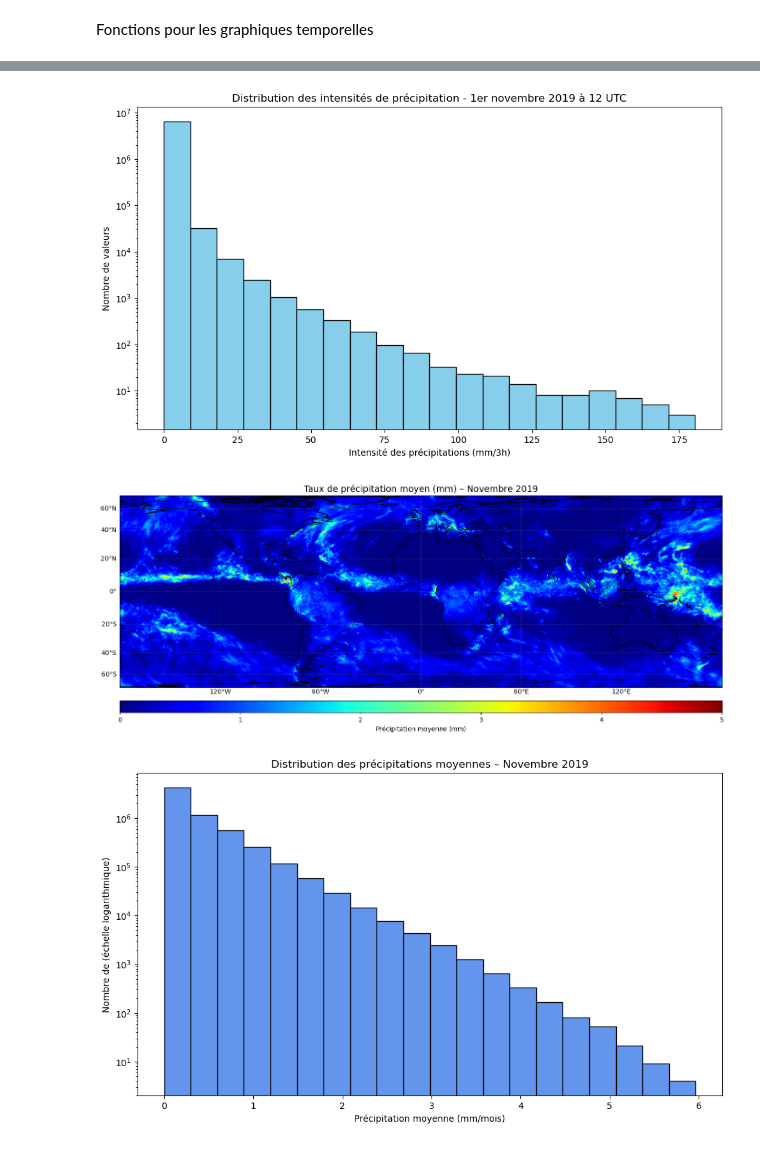
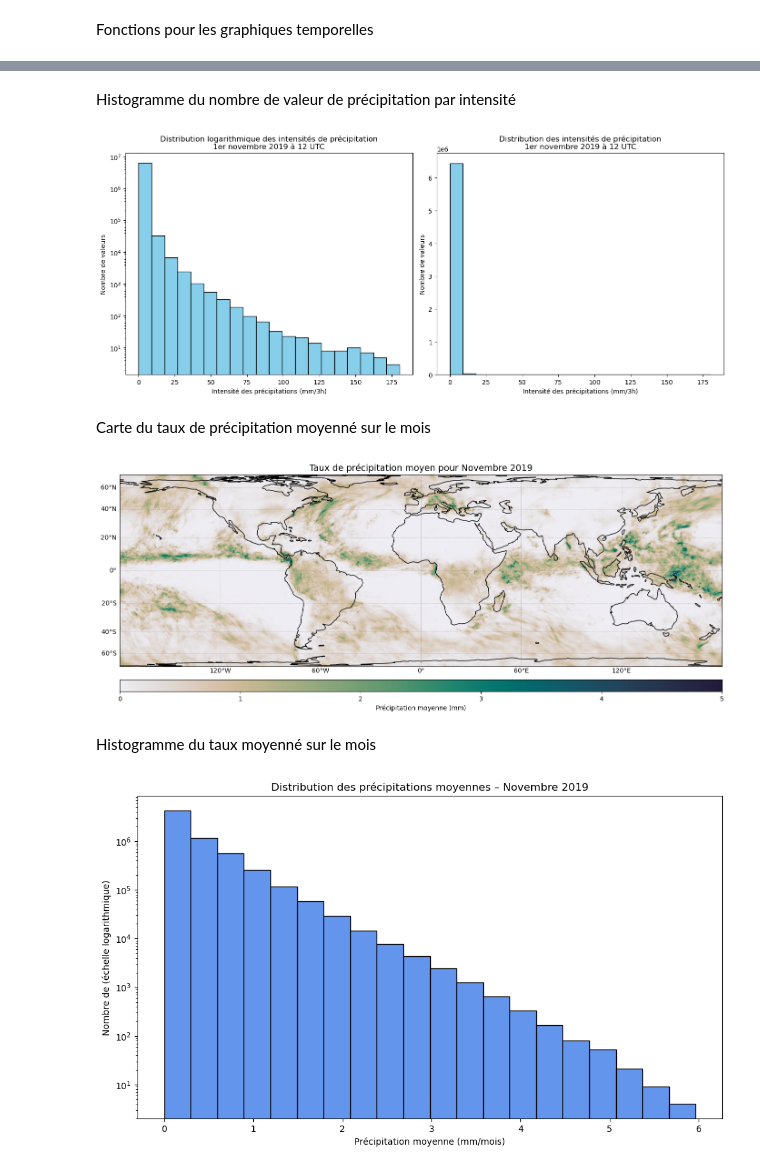
Before and after one commit to Krable71/Projet1.ipynb, a Jupyter notebook: Projet1.ipynb, the cells around one changed output, grey strips where cells are left out. Drawn from its saved outputs; the diff is of its cells as text; code cells hidden in the pictures.

```diff
--- a/Projet1.ipynb
+++ b/Projet1.ipynb
@@ -367,23 +376,35 @@ NameError: name 'precip_Novembre' is not defined
+# %% [markdown]
+Histogramme du nombre de valeur de précipitation par intensité
 # %%
 # définir les limites
 max_precip_1erNov = precip_1erNov.values.flatten().max()
 bins = np.linspace(0, max_precip_1erNov, 21)
 
-# === 3. Tracer l'histogramme ===
-plt.figure(figsize=(10, 6))
-plt.hist(precip_1erNov.values.flatten(), bins=bins, edgecolor='black', log=True, color='skyblue')
+# création des sous-graphiques
+fig, axs = plt.subplots(1, 2, figsize=(14, 6))
 
-# === 4. Ajouter les labels et titre ===
-plt.xlabel("Intensité des précipitations (mm/3h)")
-plt.ylabel("Nombre de valeurs")
-plt.title("Distribution des intensités de précipitation - 1er novembre 2019 à 12 UTC")
+# histogramme logarithmique
+axs[0].hist(precip_1erNov.values.flatten(), bins=bins, edgecolor='black',
+            log=True, color='skyblue')
+axs[0].set_xlabel("Intensité des précipitations (mm/3h)")
+axs[0].set_ylabel("Nombre de valeurs")
+axs[0].set_title("Distribution logarithmique des intensités de précipitation\n1er novembre 2019 à 12 UTC")
 
+# histogramme normal
+axs[1].hist(precip_1erNov.values.flatten(), bins=bins, edgecolor='black',
+            log=False, color='skyblue')
+axs[1].set_xlabel("Intensité des précipitations (mm/3h)")
+axs[1].set_ylabel("Nombre de valeurs")
+axs[1].set_title("Distribution des intensités de précipitation\n1er novembre 2019 à 12 UTC")
 
 plt.tight_layout()
-plt.savefig("C:/Users/samue/Desktop/université/3e année/5e session (automne 2025)/Laboratoire 3/Expérience 1/Figure5.png", dpi=300, bbox_inches="tight")
+plt.savefig("C:/Users/samue/Desktop/université/3e année/5e session (automne 2025)/Laboratoire 3/Expérience 1/Figure5.png",
+            dpi=300, bbox_inches="tight")
 plt.show()
 # %% [output]
-[figure, old version]
+[figure, new version]
+# %% [markdown]
+Carte du taux de précipitation moyenné sur le mois
 # %%
 precip_moyenne_Novembre = precip_Novembre.mean(dim='time')
 precip_moyenne_intervelle = precip_moyenne_Novembre.where(
@@ -397,8 +418,10 @@ ax = plt.axes(projection=ccrs.LambertCylindrical())
 mesh = ax.pcolormesh(
     long, lat, precip_moyenne_intervelle,
     transform=ccrs.LambertCylindrical(),
-    cmap='jet',
+    cmap='cmo.rain',
+
     vmin=0, vmax=5
+
 )
 
 # afficher la carte et ajuster la grille
@@ -413,13 +436,15 @@ gl.ylabel_style = {'size': 10}
 # création de la barre de couleur et du titre
 cbar = plt.colorbar(mesh, orientation='horizontal', pad=0.05, aspect=50)
 cbar.set_label("Précipitation moyenne (mm)")
-plt.title("Taux de précipitation moyen (mm) – Novembre 2019", fontsize=14)
+plt.title("Taux de précipitation moyen pour Novembre 2019", fontsize=14)
 
 plt.tight_layout()
 plt.savefig("C:/Users/samue/Desktop/université/3e année/5e session (automne 2025)/Laboratoire 3/Expérience 1/Figure6.png", dpi=300, bbox_inches="tight")
 plt.show()
 # %% [output]
-[figure, old version]
+[figure, new version]
+# %% [markdown]
+Histogramme du taux moyenné sur le mois
 # %%
 # Définir les limites
 max_val = precip_moyenne_Novembre.values.flatten().max()
```
Also changed, not shown: parts of 15 cells of this notebook.
